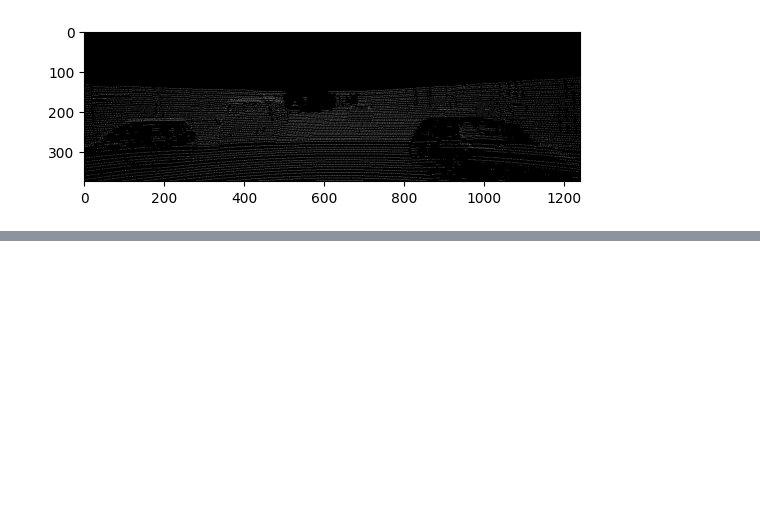
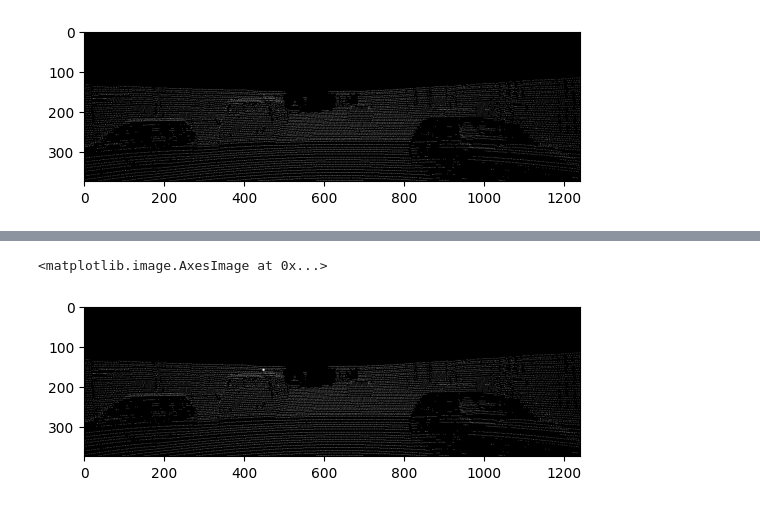
Before and after one commit to zerogyro/Occlusion_detection, a Jupyter notebook: temp.ipynb, the cells around one changed output, grey strips where cells are left out. Saved outputs shown, nothing was run; the diff lists cells and outputs as text; code cells hidden in the pictures; blank space fills up the shorter version.

```diff
--- a/temp.ipynb
+++ b/temp.ipynb
@@ -24,0 +35,8 @@ plt.imshow(s_dmap, cmap='binary')
+# %%
+s_dmap= get_sparse_depthmap(new_cam)
+s_dmap[157:162,447:452] = 255
+s_dmap = vis_sparse_dmap(s_dmap)
+plt.imshow(s_dmap, cmap='binary')
+# %% [output]
+<matplotlib.image.AxesImage at 0x...>
+[figure, added]
```
Also changed, not shown: parts of 4 cells of this notebook, 5 other files.
